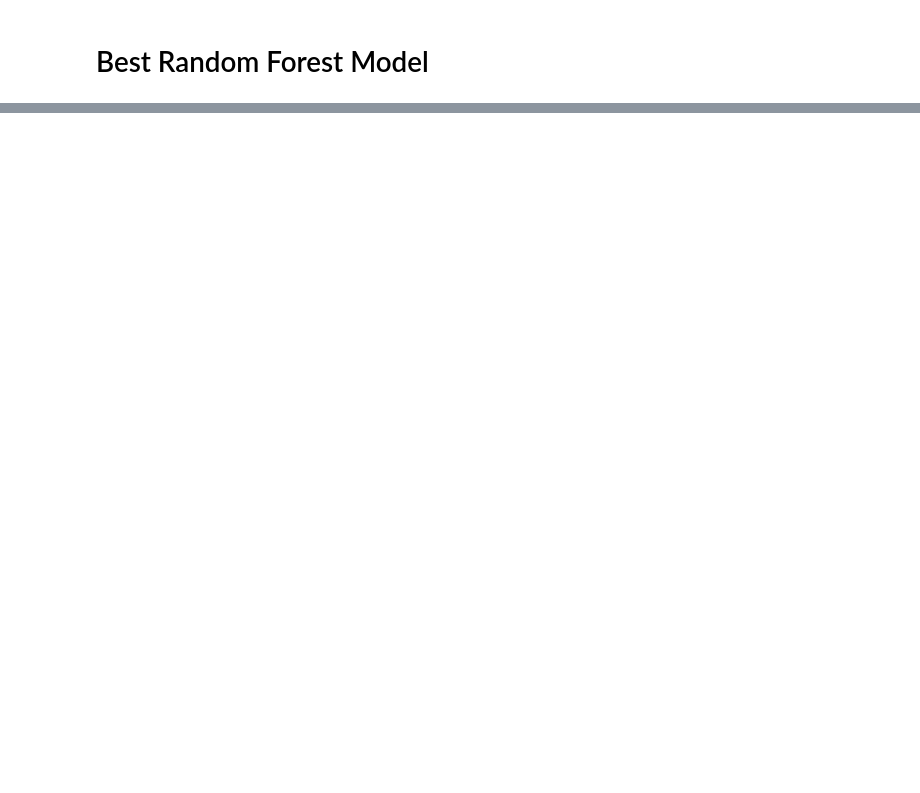
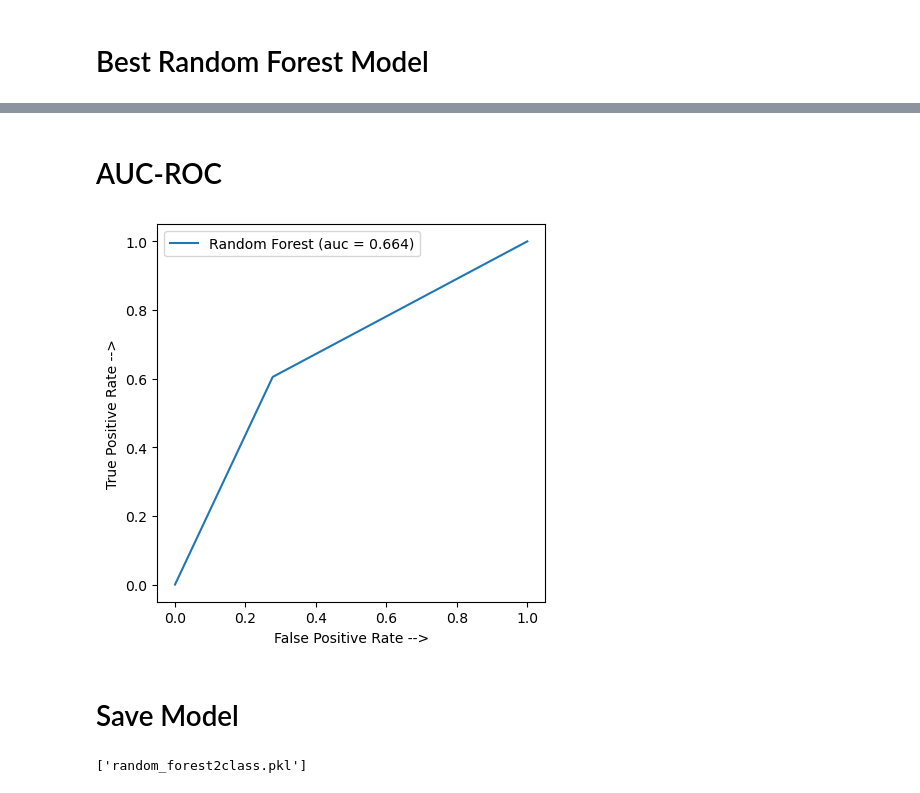
Before and after one commit to canberkarc/Detection_of_Alzheimer_Disease_using_mRNA_Gene_Expression_Data, a Jupyter notebook: src/Random Forest.ipynb, the cells around one changed output, grey strips where cells are left out. Drawn from its saved outputs; the diff is of its cells as text; code cells hidden in the pictures; blank space fills up the shorter version.

```diff
--- a/src/Random Forest.ipynb
+++ b/src/Random Forest.ipynb
@@ -266,0 +139,24 @@ plt.show()
+# %% [markdown]
+# AUC-ROC
+# %%
+from sklearn.metrics import roc_curve, auc
+
+fpr, tpr, threshold = roc_curve(y_test_, y_pred[:,1])
+auc_rf = auc(fpr,tpr)
+
+plt.figure(figsize=(5,5), dpi=100)
+plt.plot(fpr, tpr, linestyle = '-', label = 'Random Forest (auc = %0.3f)' % auc_rf)
+
+plt.xlabel('False Positive Rate -->')
+plt.ylabel('True Positive Rate -->')
+plt.legend()
+plt.show()
+# %% [output]
+[figure, added]
+# %% [markdown]
+# Save Model
+# %%
+# Save the model as a pickle in a file
+joblib.dump(clf, 'random_forest2class.pkl')
+# %% [output]
+['random_forest2class.pkl']
```
Also changed, not shown: parts of 13 cells of this notebook.
